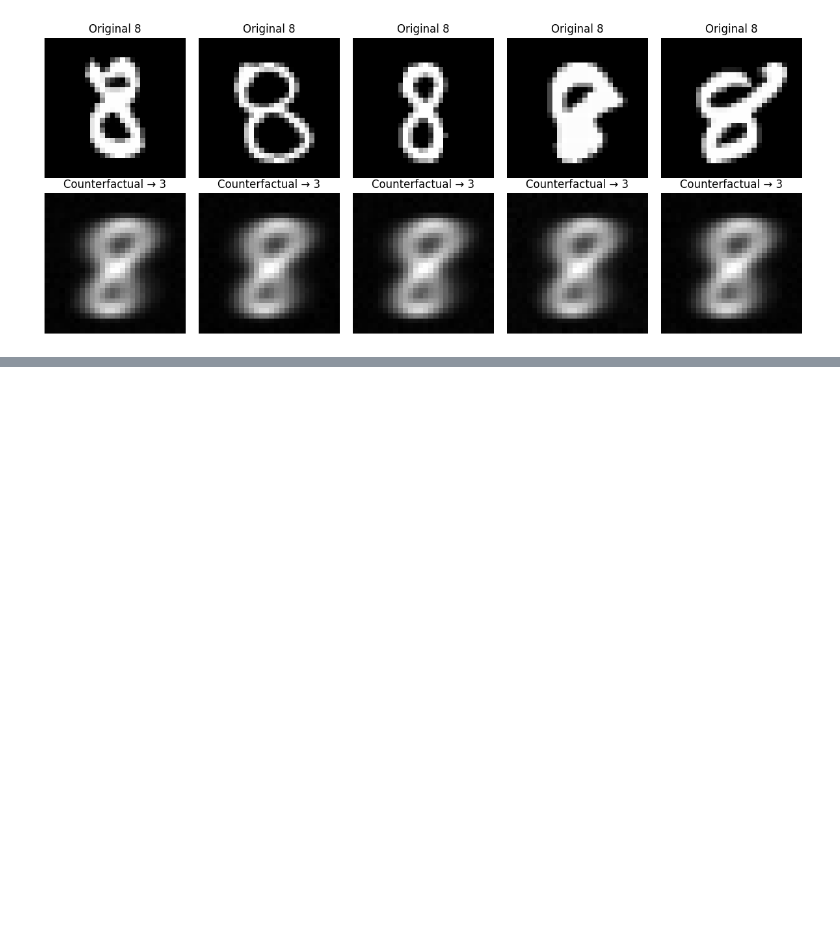
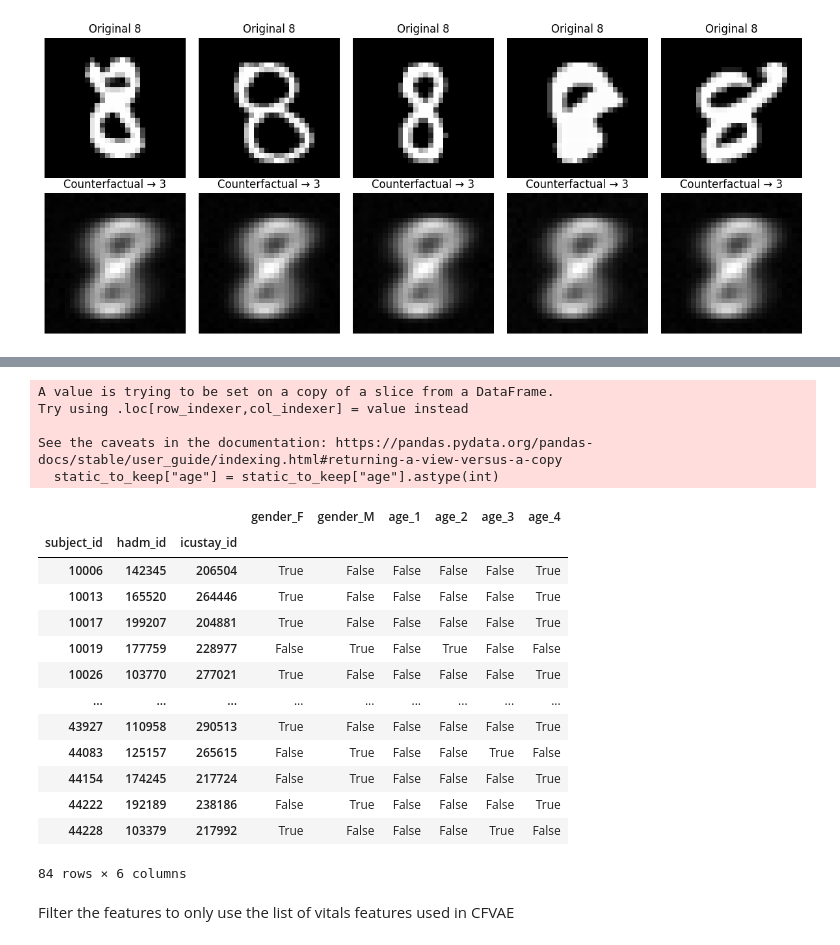
Before and after one commit to zubairlalani/CS598DLHFinalProject, a Jupyter notebook: DLHFinalProject.ipynb, the cells around one changed output, grey strips where cells are left out. Drawn from its saved outputs; the diff is of its cells as text; code cells hidden in the pictures; blank space fills up the shorter version.

```diff
--- a/DLHFinalProject.ipynb
+++ b/DLHFinalProject.ipynb
@@ -339,0 +603,42 @@ fatal: not a git repository (or any of the parent directories): .git
+# %%
+def categorize_age(age):
+    if age > 10 and age <= 30:
+        cat = int(1)
+    elif age > 30 and age <= 50:
+        cat = int(2)
+    elif age > 50 and age <= 70:
+        cat = int(3)
+    else:
+        cat = int(4)
+    return cat
+# %%
+# use gender, first_careunit, age and ethnicity for prediction
+static_to_keep = static[['gender', 'age']]
+static_to_keep.loc[:, 'age'] = static_to_keep['age'].apply(categorize_age).astype(int)
+static_to_keep["age"] = static_to_keep["age"].astype(int)
+static_to_keep = pd.get_dummies(static_to_keep, columns = ['gender', 'age'])
+# %% [output]
+A value is trying to be set on a copy of a slice from a DataFrame.
+Try using .loc[row_indexer,col_indexer] = value instead
+
+See the caveats in the documentation: https://pandas.pydata.org/pandas-docs/stable/user_guide/indexing.html#returning-a-view-versus-a-copy
+  static_to_keep["age"] = static_to_keep["age"].astype(int)
+# %%
+static_to_keep
+# %% [output]
+|  |  |  | gender_F | gender_M | age_1 | age_2 | age_3 | age_4 |
+| subject_id | hadm_id | icustay_id |  |  |  |  |  |  |
+| 10006 | 142345 | 206504 | True | False | False | False | False | True |
+| 10013 | 165520 | 264446 | True | False | False | False | False | True |
+| 10017 | 199207 | 204881 | True | False | False | False | False | True |
+| 10019 | 177759 | 228977 | False | True | False | True | False | False |
+| 10026 | 103770 | 277021 | True | False | False | False | False | True |
+| ... | ... | ... | ... | ... | ... | ... | ... | ... |
+| 43927 | 110958 | 290513 | True | False | False | False | False | True |
+| 44083 | 125157 | 265615 | False | True | False | False | True | False |
+| 44154 | 174245 | 217724 | False | True | False | False | False | True |
+| 44222 | 192189 | 238186 | False | True | False | False | False | True |
+| 44228 | 103379 | 217992 | True | False | False | False | True | False |
+84 rows × 6 columns
+# %% [markdown]
+Filter the features to only use the list of vitals features used in CFVAE
```
Also changed, not shown: parts of 71 cells of this notebook.
